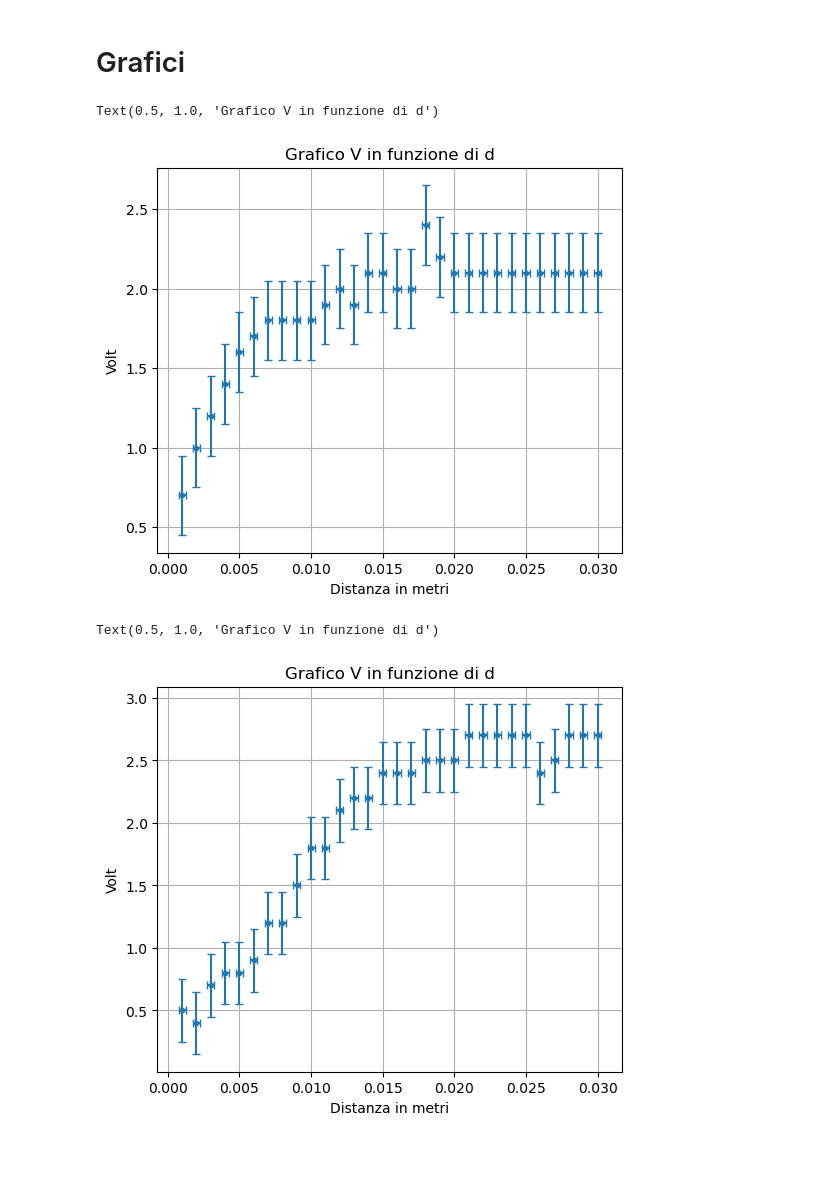
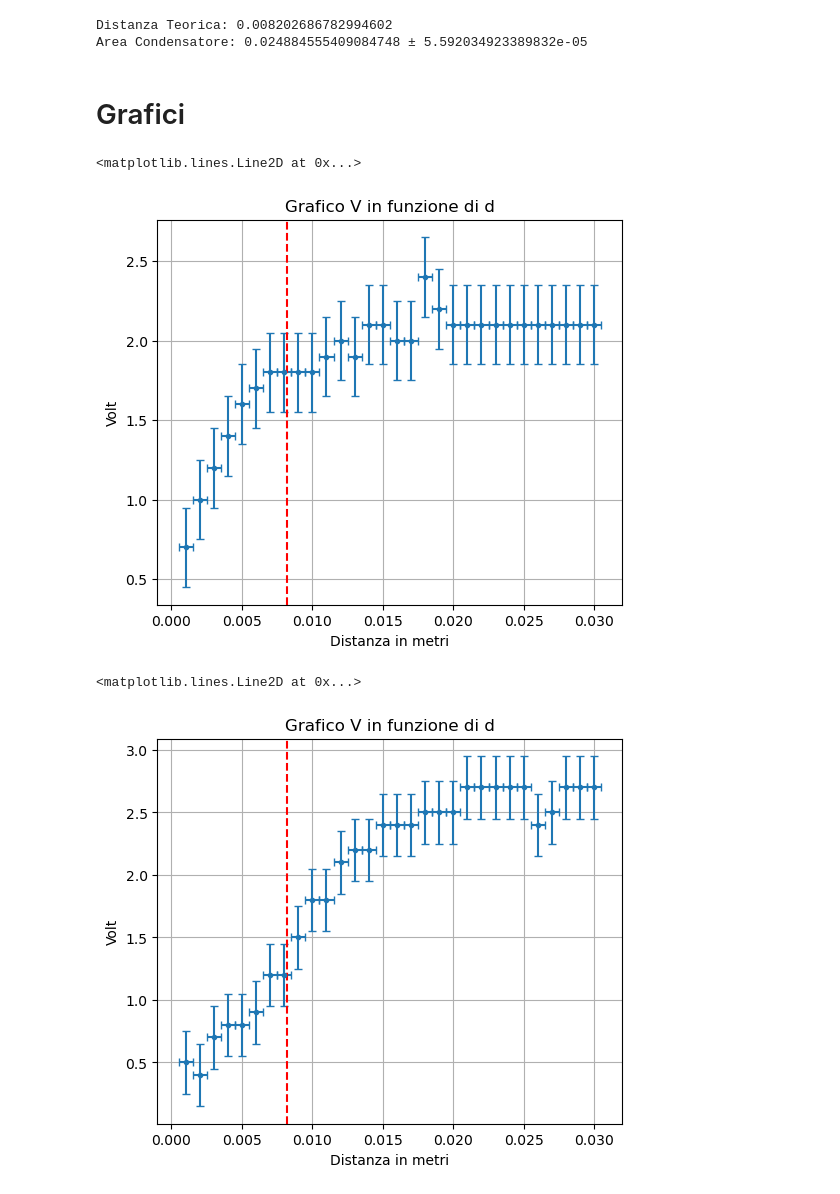
Before and after one commit to Shyan01/Lab-Fisica-2, a Jupyter notebook: Gabbia di Faraday/Gabbia Faraday.ipynb, the cells around one changed output. Saved outputs shown, nothing was run; the diff lists cells and outputs as text; code cells hidden in the pictures; blank space fills up the shorter version.

```diff
--- a/Gabbia di Faraday/Gabbia Faraday.ipynb
+++ b/Gabbia di Faraday/Gabbia Faraday.ipynb
@@ -17,6 +17,15 @@ def Leggi_File_excel(url, sheet_name = 0):
     df = pd.read_excel(excel_file, sheet_name = sheet_name)
     return df
 
+def Linear_Fit(m, q, x):
+
+    return m*x + q
+
+def Voltage_Fit( Area, Voltage, x, epsilon_0 = 8.9e-12):
+
+    return epsilon_0 * Area *Voltage/x
+
+
 df = Leggi_File_excel(url,0)
 
 #print(df)
@@ -34,28 +43,46 @@ V_0 = V[~np.isnan(V)]
 
 epsilon_0 = 8.9e-12
 #Unità di misura in metri
-r_circonferenza = 8.9e-2
-diametro_sfera = 0
-Err_d = 0.25e-3
-Err_r = 0.1e-3
+"""Il Raggio Del condensatore"""
+R_cond = 8.9e-2
+Err_d = 5e-4
+Errore_Raggio_Cond = 0.1e-3
 Err_V = 0.25
 
 
+"""Raggio Sfera"""
+R_sph = 6.0e-2
+Err_R_sph = 5e-4
 
-Area = (r_circonferenza**2)*np.pi
+Circonferenza = 2*R_sph*np.pi
+
+#print(Circonferenza)
+
+Area_Condensatore = (R_cond**2)*np.pi
+Errore_Area_Condensatore = 2* R_cond * Errore_Raggio_Cond * np.pi
+Capacita_Eletrometro = 27e-12
+
+Distanza_Teorica = epsilon_0 * Area_Condensatore/Capacita_Eletrometro
+""" Il ± si fa con 241"""
+print(f"Distanza Teorica: {Distanza_Teorica}")
+print(f"Area Condensatore: {Area_Condensatore} ± {Errore_Area_Condensatore}")
+# %% [output]
+Distanza Teorica: 0.008202686782994602
+Area Condensatore: 0.024884555409084748 ± 5.592034923389832e-05
 # %% [markdown]
 # Grafici
 # %%
 fig , ax = plt.subplots(figsize = (6,5))
 
 ax.errorbar(d_0,V_0, xerr = Err_d, yerr = Err_V, fmt = ".", capsize = 3)
 ax.set_xlabel("Distanza in metri")
 ax.set_ylabel("Volt")
 ax.grid(True)
 ax.set_title("Grafico V in funzione di d")
+ax.axvline(x = Distanza_Teorica, color = "red", linestyle = "--")
 # %% [output]
-Text(0.5, 1.0, 'Grafico V in funzione di d')
+<matplotlib.lines.Line2D at 0x...>
-[figure, old version]
+[figure, new version]
 # %%
 
 df = Leggi_File_excel(url, 1)
@@ -74,9 +101,10 @@ ax.set_xlabel("Distanza in metri")
 ax.set_ylabel("Volt")
 ax.grid(True)
 ax.set_title("Grafico V in funzione di d")
+ax.axvline(x = Distanza_Teorica, color = "red", linestyle = "--")
 # %% [output]
-Text(0.5, 1.0, 'Grafico V in funzione di d')
+<matplotlib.lines.Line2D at 0x...>
-[figure, old version]
+[figure, new version]
 # %%
 df = Leggi_File_excel(url, 2)
 
```
Also changed, not shown: parts of 48 cells of this notebook, 21 other files.
